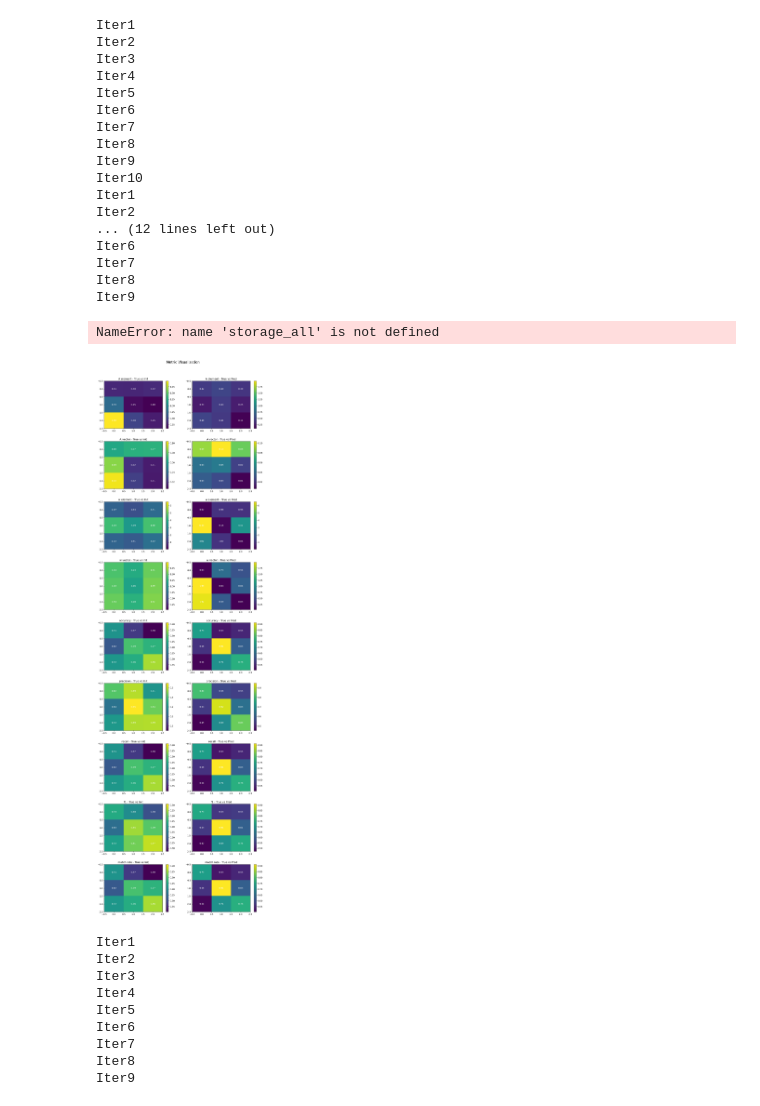
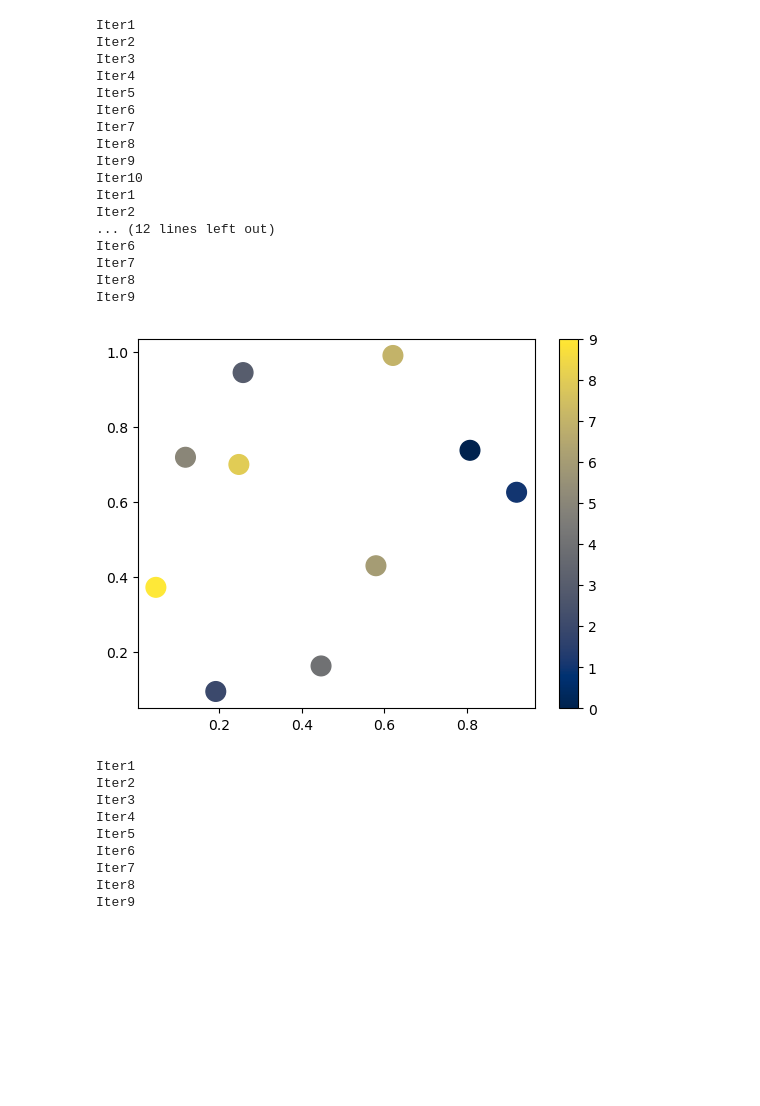
Before and after one commit to weixuanliu11/flytrack, a Jupyter notebook: model/glmhmm/metric testing.ipynb, the cells around one changed output. Cells and saved outputs as stored; diff of their text form; code cells hidden in the pictures; blank space fills up the shorter version.

```diff
--- a/model/glmhmm/metric testing.ipynb
+++ b/model/glmhmm/metric testing.ipynb
@@ -175,55 +568,21 @@ Iter6
 Iter7
 Iter8
 Iter9
-# %%
-storage_all
-# %% [output]
-NameError: name 'storage_all' is not defined
-# %%
-
-storage_all = result['storage_all'] #(true, pred, true to init/pred, metric)
-metrics = ["A element", "A vector", "w element", "w vector", "accuracy", "precision", "recall", "f1", "match rate"]
-
-fig, axes = plt.subplots(9, 2, figsize=(12, 36))
-fig.tight_layout(pad=4.0)
-
-# Iterate through metrics and subplots
-for idx, metric in enumerate(metrics):
-    # Extract data for the current metric
-    true2init = storage_all[:, :, 0, idx]
-    true2pred = storage_all[:, :, 1, idx]
-
-    # Compute vmin and vmax for the current row (shared between true2init and true2pred)
-    vmin = min(true2init.min(), true2pred.min())
-    vmax = max(true2init.max(), true2pred.max())
-
-    # Plot true-to-init
-    ax_init = axes[idx, 0]
-    c1 = ax_init.imshow(true2init, aspect='auto', cmap='viridis', vmin=vmin, vmax=vmax)
-    ax_init.set_title(f"{metric} - True vs Init")
-    fig.colorbar(c1, ax=ax_init)
-    # Add text annotations for each value
-    for i in range(true2init.shape[0]):
-        for j in range(true2init.shape[1]):
-            ax_init.text(j, i, f"{true2init[i, j]:.2f}", ha='center', va='center', color='white')
-
-    # Plot true-to-pred
-    ax_pred = axes[idx, 1]
-    c2 = ax_pred.imshow(true2pred, aspect='auto', cmap='viridis', vmin=vmin, vmax=vmax)
-    ax_pred.set_title(f"{metric} - True vs Pred")
-    fig.colorbar(c2, ax=ax_pred)
-    # Add text annotations for each value
-    for i in range(true2pred.shape[0]):
-        for j in range(true2pred.shape[1]):
-            ax_pred.text(j, i, f"{true2pred[i, j]:.2f}", ha='center', va='center', color='white')
-
-# Add overall figure title
-fig.suptitle("Metric Visualization", fontsize=16, y=1.02)
-
-# Display the plots
-plt.show()
-# %% [output]
-[figure, removed]
+# %%
+import matplotlib.pyplot as plt
+import numpy as np
+
+# Generate sample data
+x = np.random.rand(10)
+y = np.random.rand(10)
+colors = np.arange(10)  # Categorical values
+
+# Use a clearer categorical colormap
+plt.scatter(x, y, c=colors, cmap="cividis", s=200)
+plt.colorbar()
+plt.show()
+# %% [output]
+[figure, added]
 # %%
 X1, Y1, true_states_seq1, A_true1, w_true1, pi0_true1 = gen_true_param(N, K, D, dim_output)
 X2, Y2, true_states_seq2, A_true2, w_true2, pi0_true2 = gen_true_param(N, K, D, dim_output)
```
Also changed, not shown: parts of 12 cells of this notebook, 1 other file.
